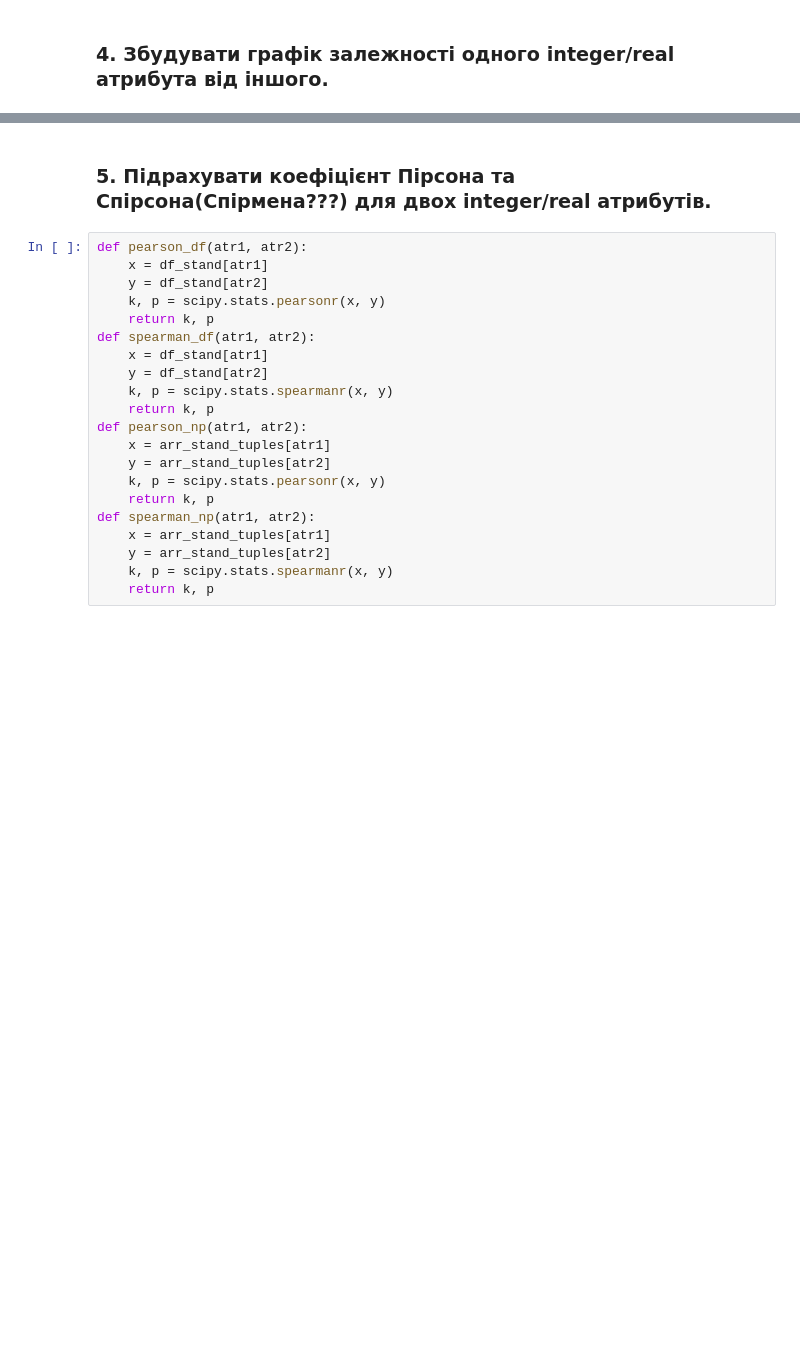
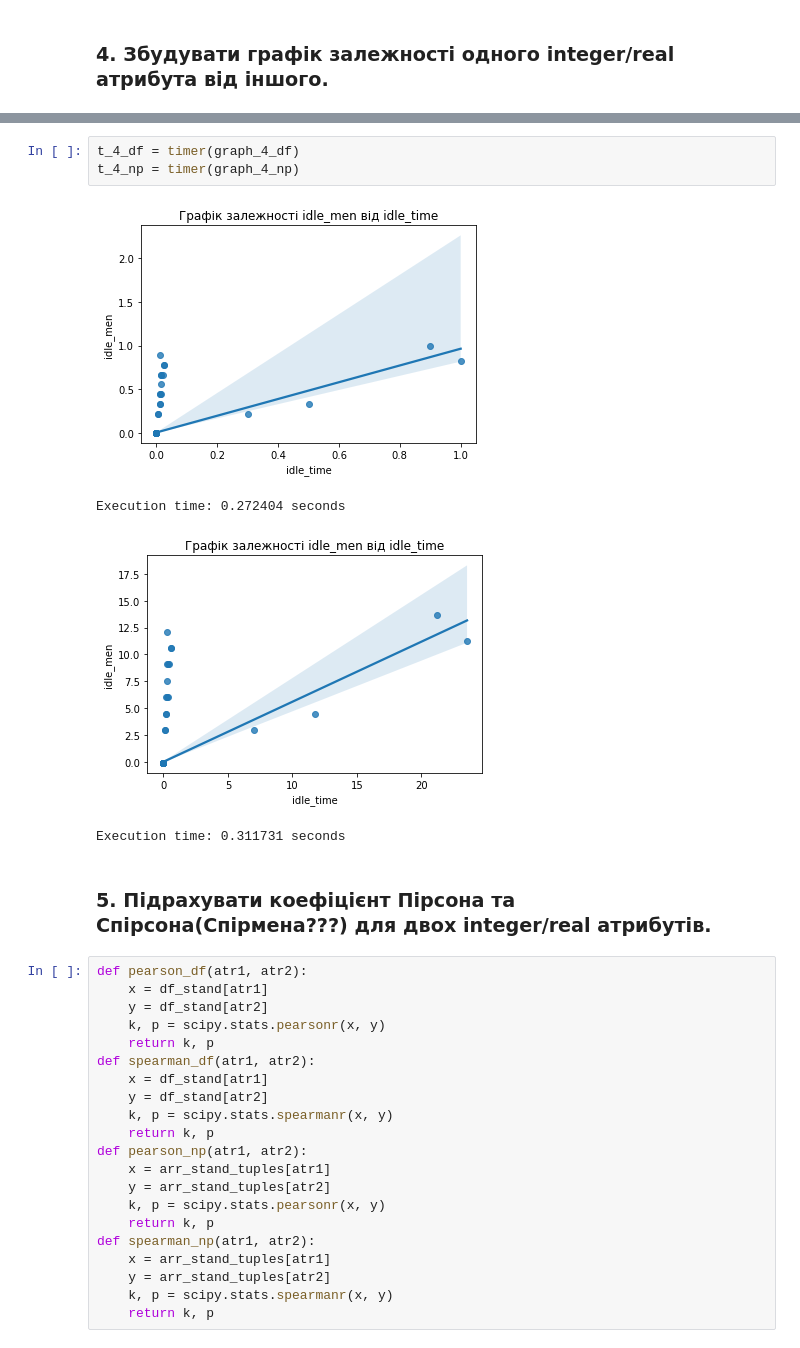
Before and after one commit to gre1wy/SpecialProgrammingSections, a Jupyter notebook: Lab3/Lab4_2.ipynb, the cells around one changed output, grey strips where cells are left out. Drawn from its saved outputs; the diff is of its cells as text; blank space fills up the shorter version.

```diff
--- a/Lab3/Lab4_2.ipynb
+++ b/Lab3/Lab4_2.ipynb
@@ -584,3 +584,11 @@ graph_4_np()
+# %%
+t_4_df = timer(graph_4_df)
+t_4_np = timer(graph_4_np)
+# %% [output]
+[figure, added]
+Execution time: 0.272404 seconds
+[figure, added]
+Execution time: 0.311731 seconds
 # %% [markdown]
 ### 5. Підрахувати коефіцієнт Пірсона та Спірсона(Спірмена???) для двох integer/real атрибутів.
 # %%
```
Also changed, not shown: parts of 50 cells of this notebook, 2 other files.
